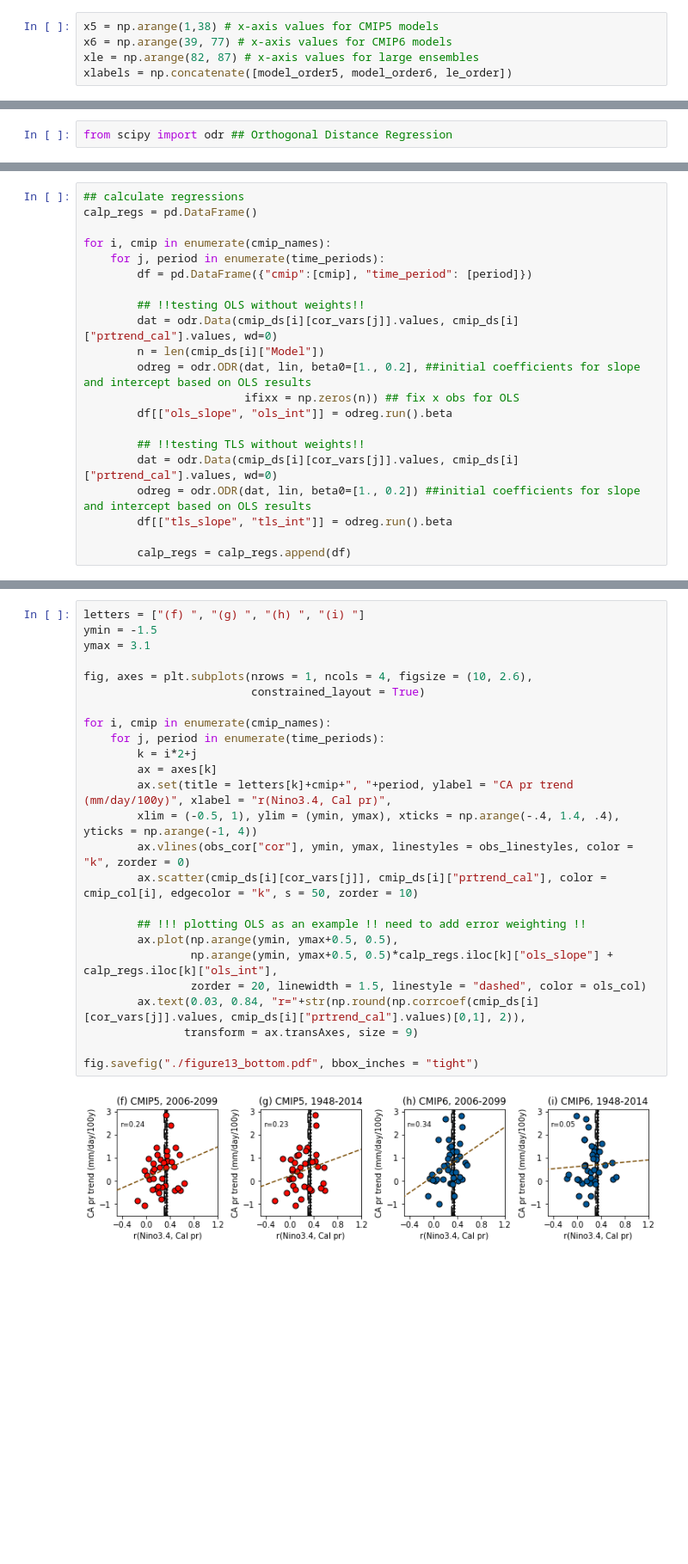
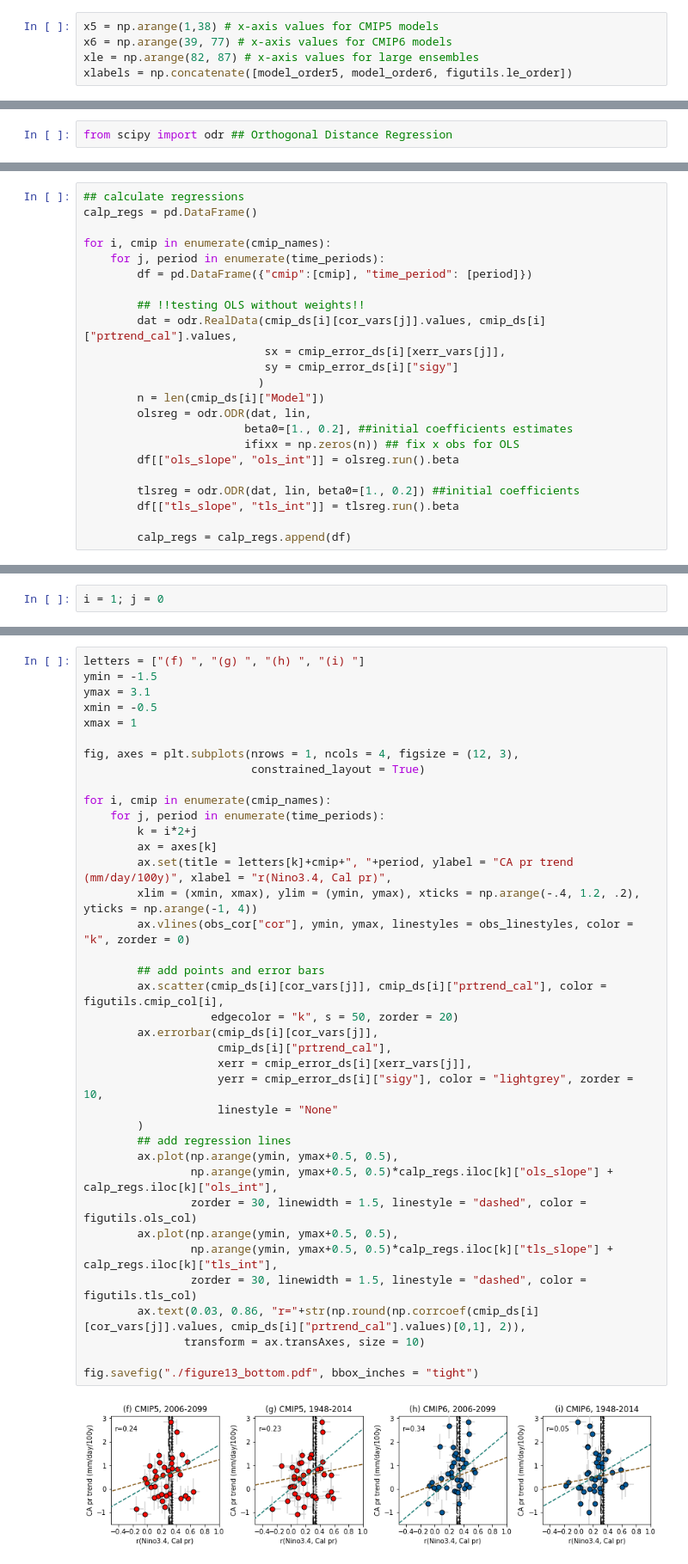
Before and after one commit to islasimpson/ecpaper2020, a Jupyter notebook: FIGURE_SCRIPTS/fig_13.ipynb, the cells around one changed output, grey strips where cells are left out. Shown at 86% size. Saved outputs shown, nothing was run; the diff lists cells and outputs as text; blank space fills up the shorter version.

Commit message:
add weights (errors) to regression calculations

```diff
--- a/FIGURE_SCRIPTS/fig_13.ipynb
+++ b/FIGURE_SCRIPTS/fig_13.ipynb
@@ -85,7 +84,7 @@ ca_cor_le = xr.concat(ca_cor_le, dim = "Model") ## LEs that have <100 members wi
 x5 = np.arange(1,38) # x-axis values for CMIP5 models
 x6 = np.arange(39, 77) # x-axis values for CMIP6 models
 xle = np.arange(82, 87) # x-axis values for large ensembles
-xlabels = np.concatenate([model_order5, model_order6, le_order])
+xlabels = np.concatenate([model_order5, model_order6, figutils.le_order])
 # %%
 from matplotlib.lines import Line2D
 # %%
@@ -262,15 +268,17 @@ for i, cmip in enumerate(cmip_names):
         df = pd.DataFrame({"cmip":[cmip], "time_period": [period]})
 
         ## !!testing OLS without weights!!
-        dat = odr.Data(cmip_ds[i][cor_vars[j]].values, cmip_ds[i]["prtrend_cal"].values, wd=0)
+        dat = odr.RealData(cmip_ds[i][cor_vars[j]].values, cmip_ds[i]["prtrend_cal"].values,
+                           sx = cmip_error_ds[i][xerr_vars[j]],
+                           sy = cmip_error_ds[i]["sigy"]
+                          )
         n = len(cmip_ds[i]["Model"])
-        odreg = odr.ODR(dat, lin, beta0=[1., 0.2], ##initial coefficients for slope and intercept based on OLS results
+        olsreg = odr.ODR(dat, lin,
+                        beta0=[1., 0.2], ##initial coefficients estimates
                         ifixx = np.zeros(n)) ## fix x obs for OLS
-        df[["ols_slope", "ols_int"]] = odreg.run().beta
+        df[["ols_slope", "ols_int"]] = olsreg.run().beta
 
-        ## !!testing TLS without weights!!
-        dat = odr.Data(cmip_ds[i][cor_vars[j]].values, cmip_ds[i]["prtrend_cal"].values, wd=0)
-        odreg = odr.ODR(dat, lin, beta0=[1., 0.2]) ##initial coefficients for slope and intercept based on OLS results
-        df[["tls_slope", "tls_int"]] = odreg.run().beta
+        tlsreg = odr.ODR(dat, lin, beta0=[1., 0.2]) ##initial coefficients
+        df[["tls_slope", "tls_int"]] = tlsreg.run().beta
 
         calp_regs = calp_regs.append(df)
@@ -276,0 +298,2 @@ for i, cmip in enumerate(cmip_names):
+# %%
+i = 1; j = 0
@@ -279,27 +315,40 @@ for i, cmip in enumerate(cmip_names):
 # %%
 letters = ["(f) ", "(g) ", "(h) ", "(i) "]
 ymin = -1.5
 ymax = 3.1
+xmin = -0.5
+xmax = 1
 
-fig, axes = plt.subplots(nrows = 1, ncols = 4, figsize = (10, 2.6),
+fig, axes = plt.subplots(nrows = 1, ncols = 4, figsize = (12, 3),
                          constrained_layout = True)
 
 for i, cmip in enumerate(cmip_names):
     for j, period in enumerate(time_periods):
         k = i*2+j
         ax = axes[k]
         ax.set(title = letters[k]+cmip+", "+period, ylabel = "CA pr trend (mm/day/100y)", xlabel = "r(Nino3.4, Cal pr)",
-        xlim = (-0.5, 1), ylim = (ymin, ymax), xticks = np.arange(-.4, 1.4, .4), yticks = np.arange(-1, 4))
+        xlim = (xmin, xmax), ylim = (ymin, ymax), xticks = np.arange(-.4, 1.2, .2), yticks = np.arange(-1, 4))
         ax.vlines(obs_cor["cor"], ymin, ymax, linestyles = obs_linestyles, color = "k", zorder = 0)
-        ax.scatter(cmip_ds[i][cor_vars[j]], cmip_ds[i]["prtrend_cal"], color = cmip_col[i], edgecolor = "k", s = 50, zorder = 10)
 
-        ## !!! plotting OLS as an example !! need to add error weighting !!
+        ## add points and error bars
+        ax.scatter(cmip_ds[i][cor_vars[j]], cmip_ds[i]["prtrend_cal"], color = figutils.cmip_col[i],
+                   edgecolor = "k", s = 50, zorder = 20)
+        ax.errorbar(cmip_ds[i][cor_vars[j]],
+                    cmip_ds[i]["prtrend_cal"],
+                    xerr = cmip_error_ds[i][xerr_vars[j]],
+                    yerr = cmip_error_ds[i]["sigy"], color = "lightgrey", zorder = 10,
+                    linestyle = "None"
+        )
+        ## add regression lines
         ax.plot(np.arange(ymin, ymax+0.5, 0.5),
                 np.arange(ymin, ymax+0.5, 0.5)*calp_regs.iloc[k]["ols_slope"] + calp_regs.iloc[k]["ols_int"],
-                zorder = 20, linewidth = 1.5, linestyle = "dashed", color = ols_col)
-        ax.text(0.03, 0.84, "r="+str(np.round(np.corrcoef(cmip_ds[i][cor_vars[j]].values, cmip_ds[i]["prtrend_cal"].values)[0,1], 2)),
-               transform = ax.transAxes, size = 9)
+                zorder = 30, linewidth = 1.5, linestyle = "dashed", color = figutils.ols_col)
+        ax.plot(np.arange(ymin, ymax+0.5, 0.5),
+                np.arange(ymin, ymax+0.5, 0.5)*calp_regs.iloc[k]["tls_slope"] + calp_regs.iloc[k]["tls_int"],
+                zorder = 30, linewidth = 1.5, linestyle = "dashed", color = figutils.tls_col)
+        ax.text(0.03, 0.86, "r="+str(np.round(np.corrcoef(cmip_ds[i][cor_vars[j]].values, cmip_ds[i]["prtrend_cal"].values)[0,1], 2)),
+               transform = ax.transAxes, size = 10)
 
 fig.savefig("./figure13_bottom.pdf", bbox_inches = "tight")
 # %% [output]
-[figure, old version]
+[figure, new version]
```
Also changed, not shown: parts of 16 cells of this notebook.
